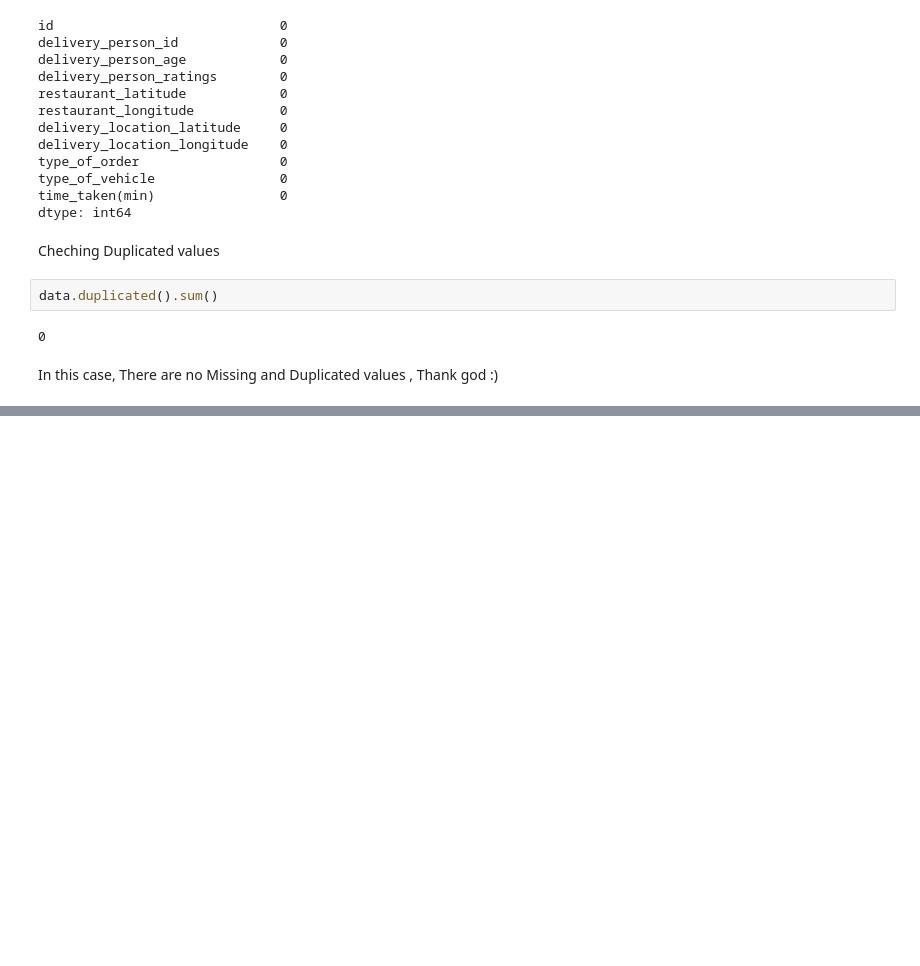
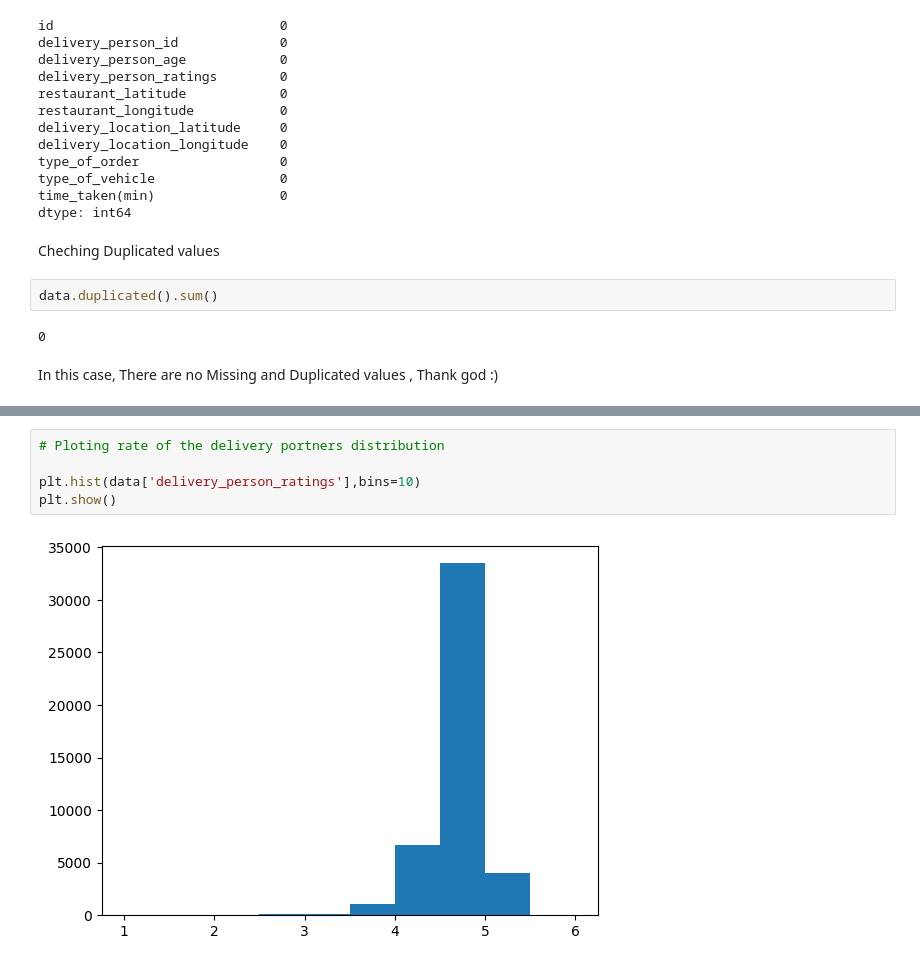
Before and after one commit to MrRezamo/Food_Delivery_Time_Prediction, a Jupyter notebook: Project/Main_Project.ipynb, the cells around one changed output, grey strips where cells are left out. Cells and saved outputs as stored; diff of their text form; blank space fills up the shorter version.

```diff
--- a/Project/Main_Project.ipynb
+++ b/Project/Main_Project.ipynb
@@ -109,0 +175,7 @@ In this case, There are no Missing and Duplicated values , Thank god :)
+# %%
+# Ploting rate of the delivery portners distribution
+
+plt.hist(data['delivery_person_ratings'],bins=10)
+plt.show()
+# %% [output]
+[figure, added]
```
Also changed, not shown: parts of 23 cells of this notebook.
